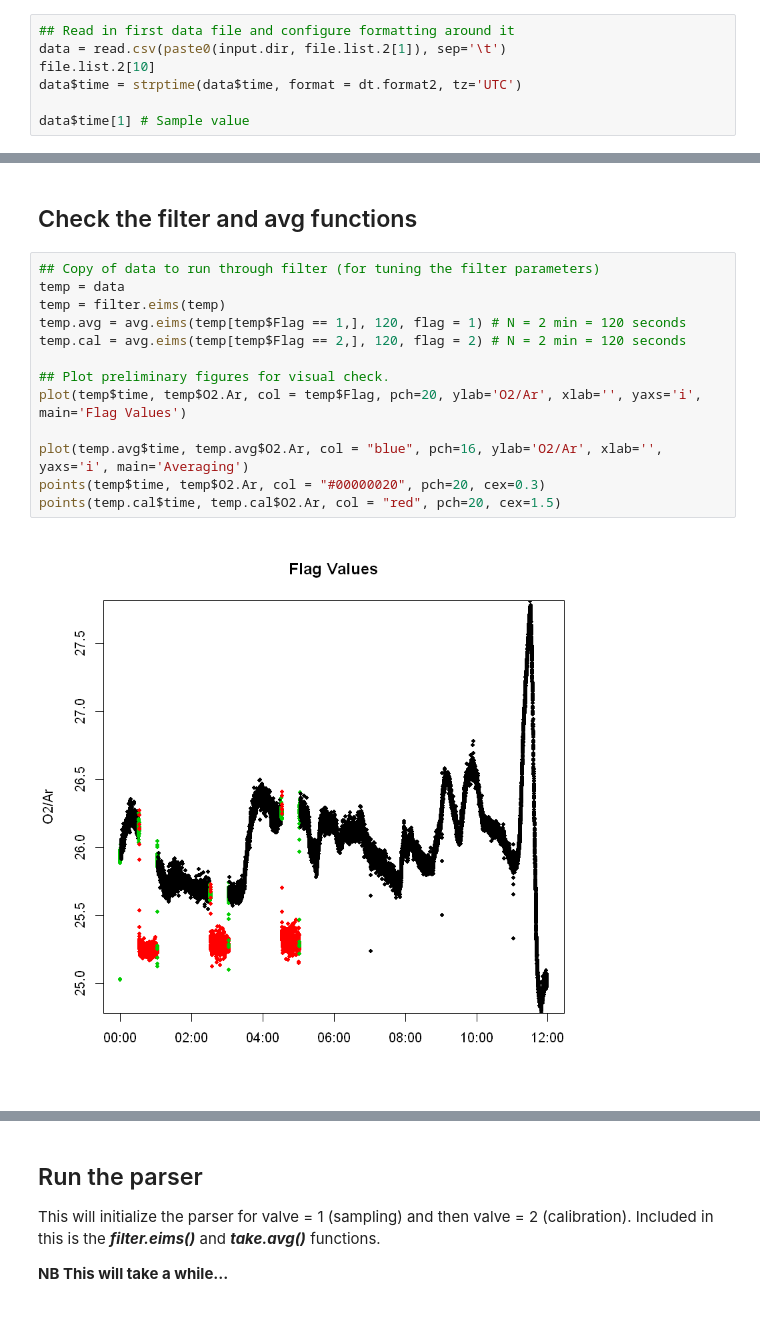
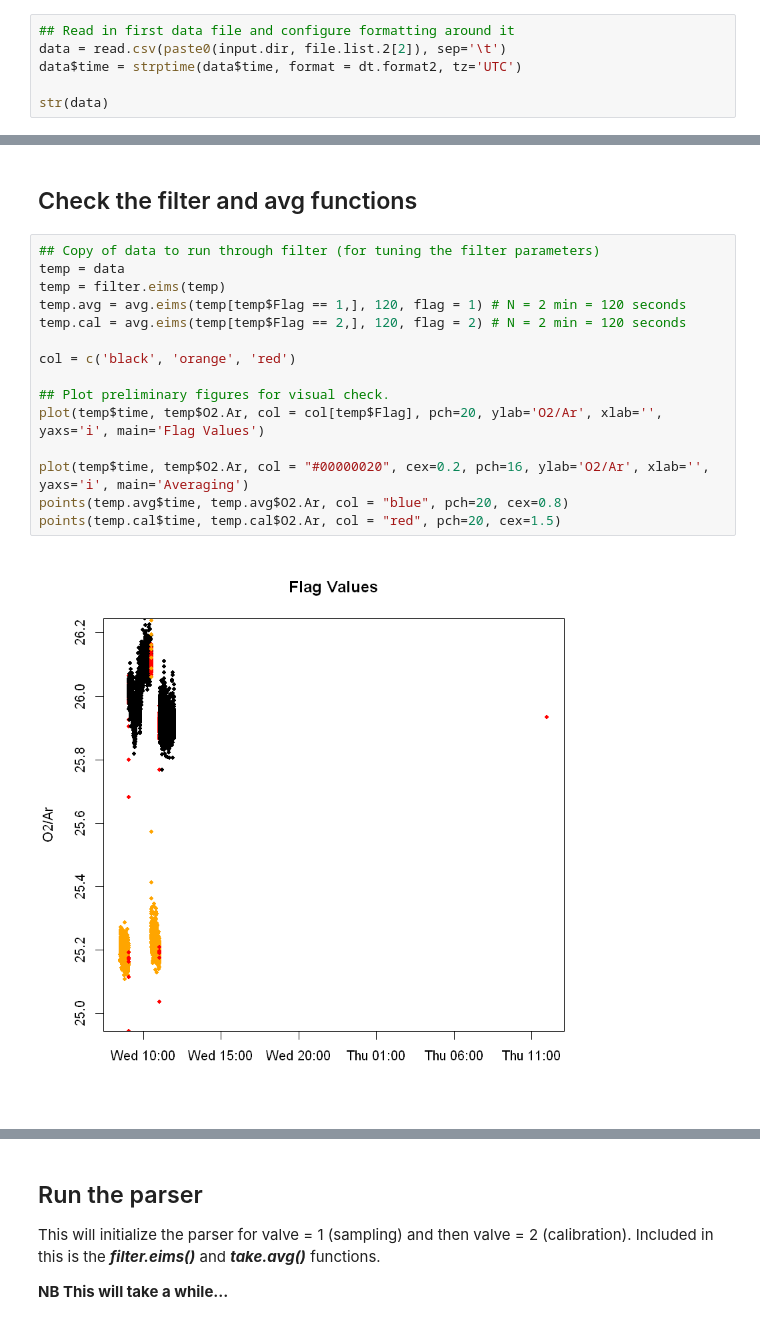
Before and after one commit to tbrycekelly/MIMS-TBK, a Jupyter notebook: Generate Input- EIMS.ipynb, the cells around one changed output, grey strips where cells are left out. Drawn from its saved outputs; the diff is of its cells as text.

```diff
--- a/Generate Input- EIMS.ipynb
+++ b/Generate Input- EIMS.ipynb
@@ -73,8 +73,7 @@ file.list.2
 # %%
 ## Read in first data file and configure formatting around it
-data = read.csv(paste0(input.dir, file.list.2[1]), sep='\t')
-file.list.2[10]
+data = read.csv(paste0(input.dir, file.list.2[2]), sep='\t')
 data$time = strptime(data$time, format = dt.format2, tz='UTC')
 
-data$time[1] # Sample value
+str(data)
 # %% [output]
@@ -151,15 +165,17 @@ filter.eims = function(x) {
 # %%
 ## Copy of data to run through filter (for tuning the filter parameters)
 temp = data
 temp = filter.eims(temp)
 temp.avg = avg.eims(temp[temp$Flag == 1,], 120, flag = 1) # N = 2 min = 120 seconds
 temp.cal = avg.eims(temp[temp$Flag == 2,], 120, flag = 2) # N = 2 min = 120 seconds
 
+col = c('black', 'orange', 'red')
+
 ## Plot preliminary figures for visual check.
-plot(temp$time, temp$O2.Ar, col = temp$Flag, pch=20, ylab='O2/Ar', xlab='', yaxs='i', main='Flag Values')
+plot(temp$time, temp$O2.Ar, col = col[temp$Flag], pch=20, ylab='O2/Ar', xlab='', yaxs='i', main='Flag Values')
 
-plot(temp.avg$time, temp.avg$O2.Ar, col = "blue", pch=16, ylab='O2/Ar', xlab='', yaxs='i', main='Averaging')
-points(temp$time, temp$O2.Ar, col = "#00000020", pch=20, cex=0.3)
+plot(temp$time, temp$O2.Ar, col = "#00000020", cex=0.2, pch=16, ylab='O2/Ar', xlab='', yaxs='i', main='Averaging')
+points(temp.avg$time, temp.avg$O2.Ar, col = "blue", pch=20, cex=0.8)
 points(temp.cal$time, temp.cal$O2.Ar, col = "red", pch=20, cex=1.5)
 # %% [output]
-[figure, old version]
+[figure, new version]
```
Also changed, not shown: parts of 13 cells of this notebook, 28 other files.
